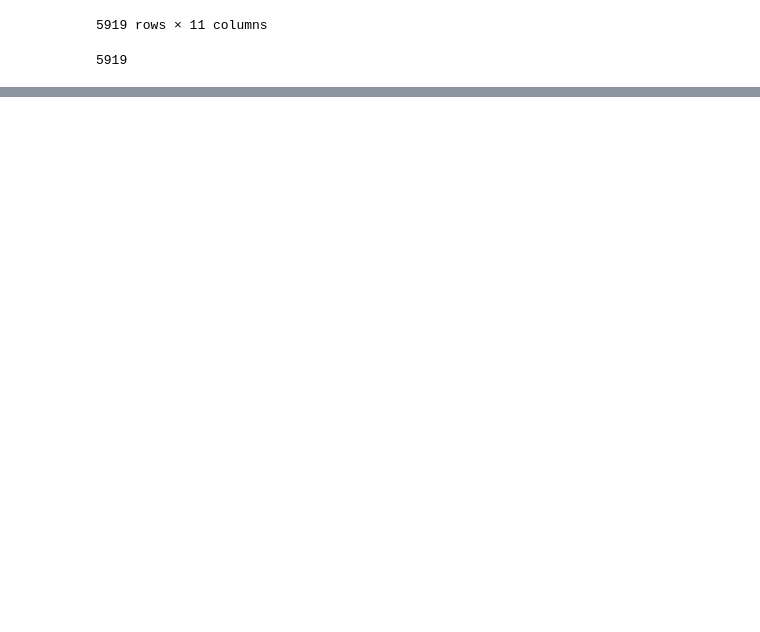
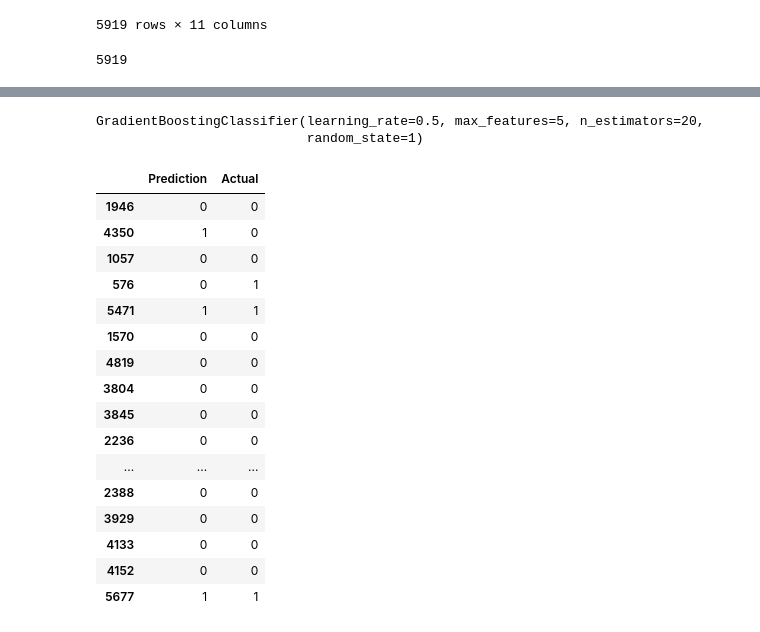
Before and after one commit to godak9/Final_Project, a Jupyter notebook: Machine_Learning/Comparing ML models .ipynb, the cells around one changed output, grey strips where cells are left out. Saved outputs shown, nothing was run; the diff lists cells and outputs as text; code cells hidden in the pictures; blank space fills up the shorter version.

```diff
--- a/Machine_Learning/Comparing ML models .ipynb
+++ b/Machine_Learning/Comparing ML models .ipynb
@@ -59,0 +203,4 @@ shark_bite_df
+# %%
+rf_model = RandomForestClassifier(n_estimators=128, random_state=1)
+# %%
+rf_model.fit(X_train, y_train)
@@ -59,0 +265,21 @@ shark_bite_df
+# %%
+learning_rates = [0.05, 0.1, 0.25, 0.5, 0.75, 1]
+for learning_rate in learning_rates:
+    classifier = GradientBoostingClassifier(n_estimators=20,
+                                            learning_rate=learning_rate,
+                                            max_features=5,
+                                            max_depth=3,
+                                            random_state=1)
+    # Fit the model for each learning rate
+    classifier.fit(X_train, y_train)
+    print("Learning rate: ", learning_rate)
+    #Evaluate the accuracy for each learning rate
+    print("Accuracy score (training): {0:.3f}".format(
+        classifier.score(
+            X_train,
+            y_train)))
+    print("Accuracy score (validation): {0:.3f}".format(
+        classifier.score(
+            X_test,
+            y_test)))
+    print()
@@ -59,0 +310,26 @@ shark_bite_df
+# %%
+GB_classifier.fit(X_train, y_train)
+# %% [output]
+GradientBoostingClassifier(learning_rate=0.5, max_features=5, n_estimators=20,
+                           random_state=1)
+# %%
+GB_predictions = classifier.predict(X_test)
+pd.DataFrame({"Prediction": GB_predictions, "Actual": y_test}).head(20)
+# %% [output]
+|  | Prediction | Actual |
+| 1946 | 0 | 0 |
+| 4350 | 1 | 0 |
+| 1057 | 0 | 0 |
+| 576 | 0 | 1 |
+| 5471 | 1 | 1 |
+| 1570 | 0 | 0 |
+| 4819 | 0 | 0 |
+| 3804 | 0 | 0 |
+| 3845 | 0 | 0 |
+| 2236 | 0 | 0 |
+| ... | ... | ... |
+| 2388 | 0 | 0 |
+| 3929 | 0 | 0 |
+| 4133 | 0 | 0 |
+| 4152 | 0 | 0 |
+| 5677 | 1 | 1 |
```
Also changed, not shown: parts of 33 cells of this notebook.
